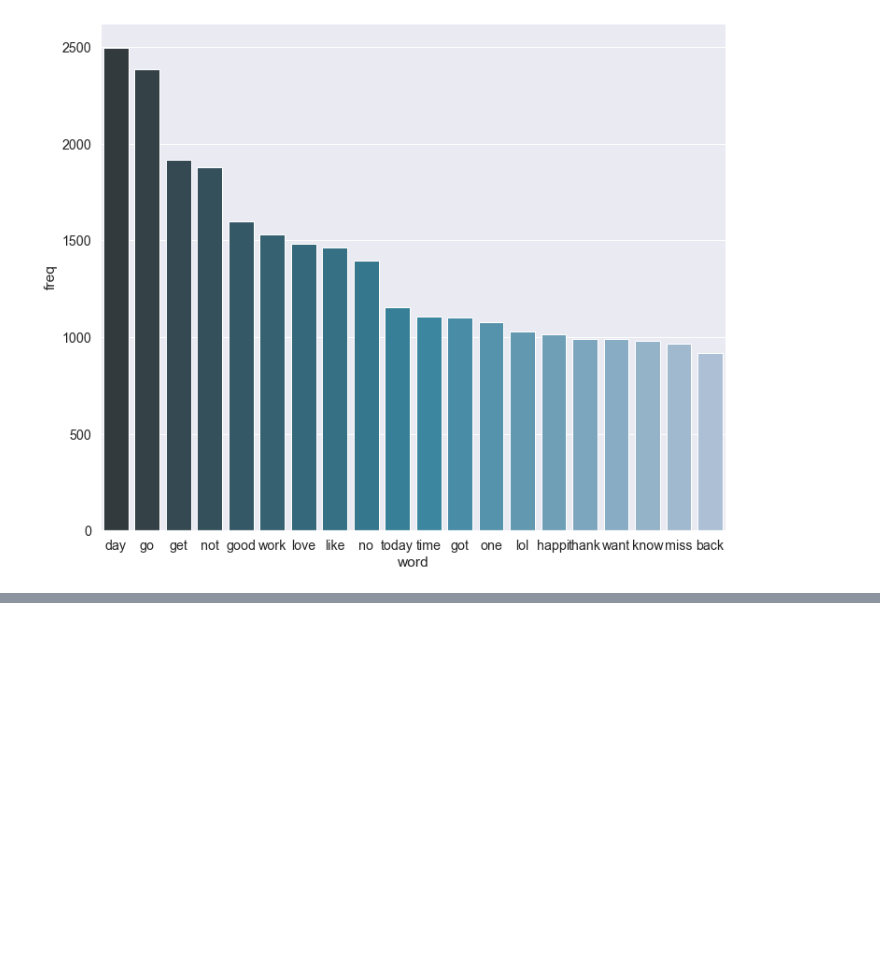
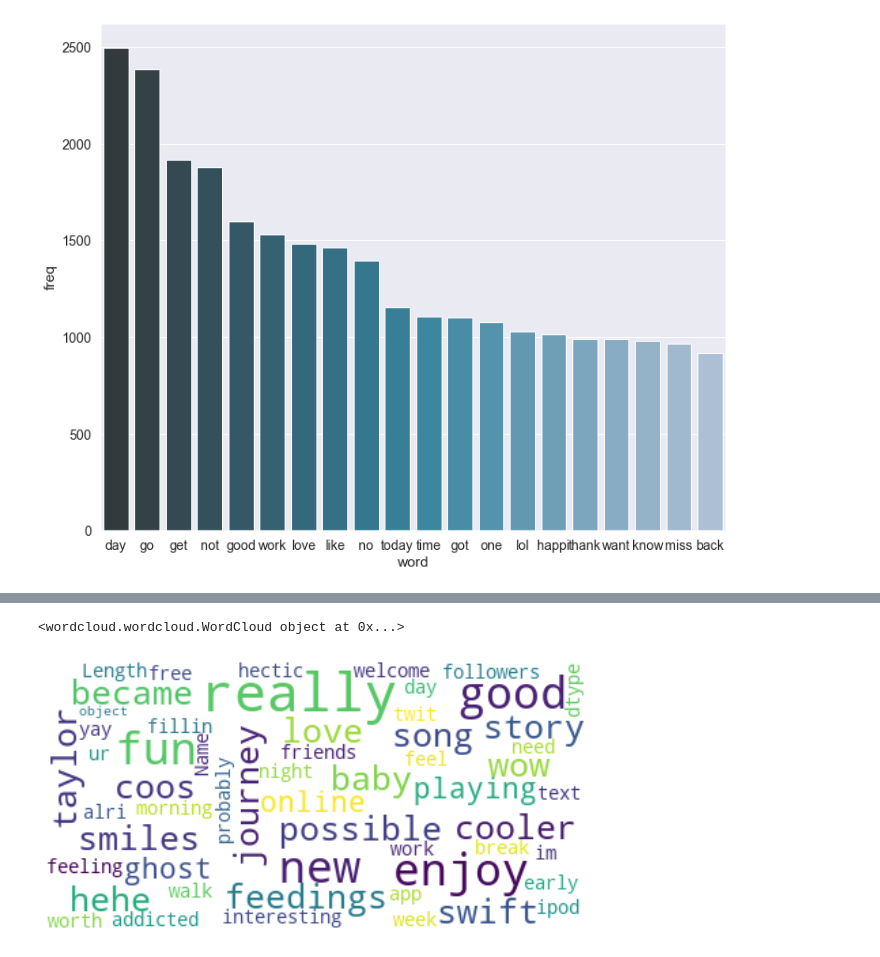
Before and after one commit to Reza-Pourrahim/Tweet-Sentiment-Extraction, a Jupyter notebook: Tweet Sentiment Extraction.ipynb, the cells around one changed output, grey strips where cells are left out. Cells and saved outputs as stored; diff of their text form; code cells hidden in the pictures; blank space fills up the shorter version.

Commit message:
wordcloud version

```diff
--- a/Tweet Sentiment Extraction.ipynb
+++ b/Tweet Sentiment Extraction.ipynb
@@ -256,0 +271,2 @@ plt.show();
+# %%
+df =  pd.read_csv("train.csv", sep=',', encoding='latin1')
@@ -256,0 +282,34 @@ plt.show();
+# %%
+# Positive
+pos_df = df[df['sentiment']=='positive']
+
+# Negative
+neg_df = df[df['sentiment']=='negative']
+
+# Neutral
+neu_df = df[df['sentiment']=='neutral']
+# %%
+pos_df = pos_df.dropna()
+neg_df = neg_df.dropna()
+neu_df = neu_df.dropna()
+# %%
+ct = CleanText()
+sr_clean_pos_df = ct.fit_transform(pos_df.text)
+sr_clean_neg_df = ct.fit_transform(neg_df.text)
+sr_clean_neu_df = ct.fit_transform(neu_df.text)
+# %%
+# Positive wordcloud
+wordcloud = WordCloud(
+                    background_color='white',
+                    max_words=75,
+                    max_font_size=40,
+                    random_state=42).generate(str(sr_clean_pos_df))
+
+print(wordcloud)
+fig = plt.figure(1, figsize=(10,5))
+plt.imshow(wordcloud, interpolation='bilinear')
+plt.axis('off')
+plt.show()
+# %% [output]
+<wordcloud.wordcloud.WordCloud object at 0x...>
+[figure, added]
```
Also changed, not shown: parts of 9 cells of this notebook.
